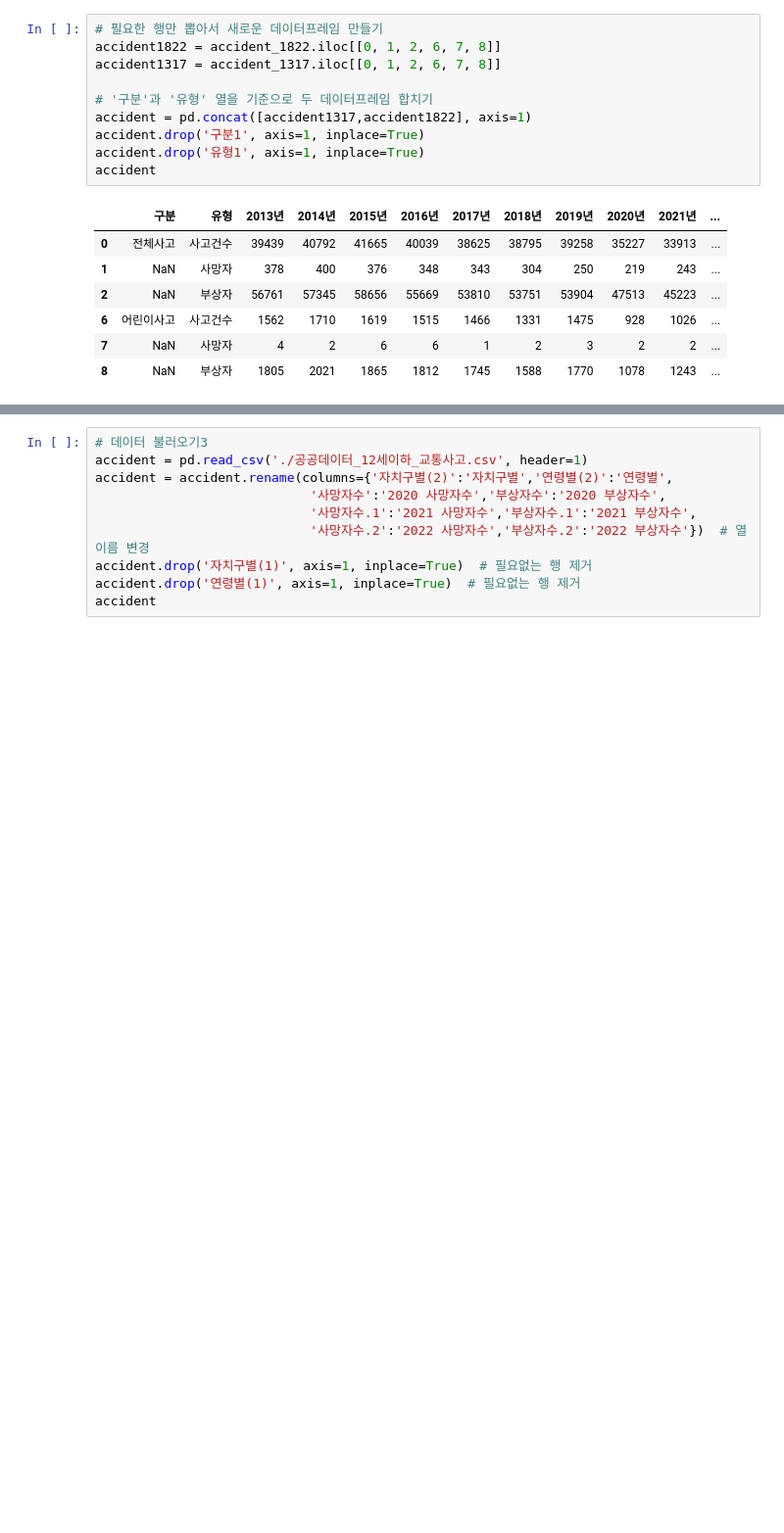
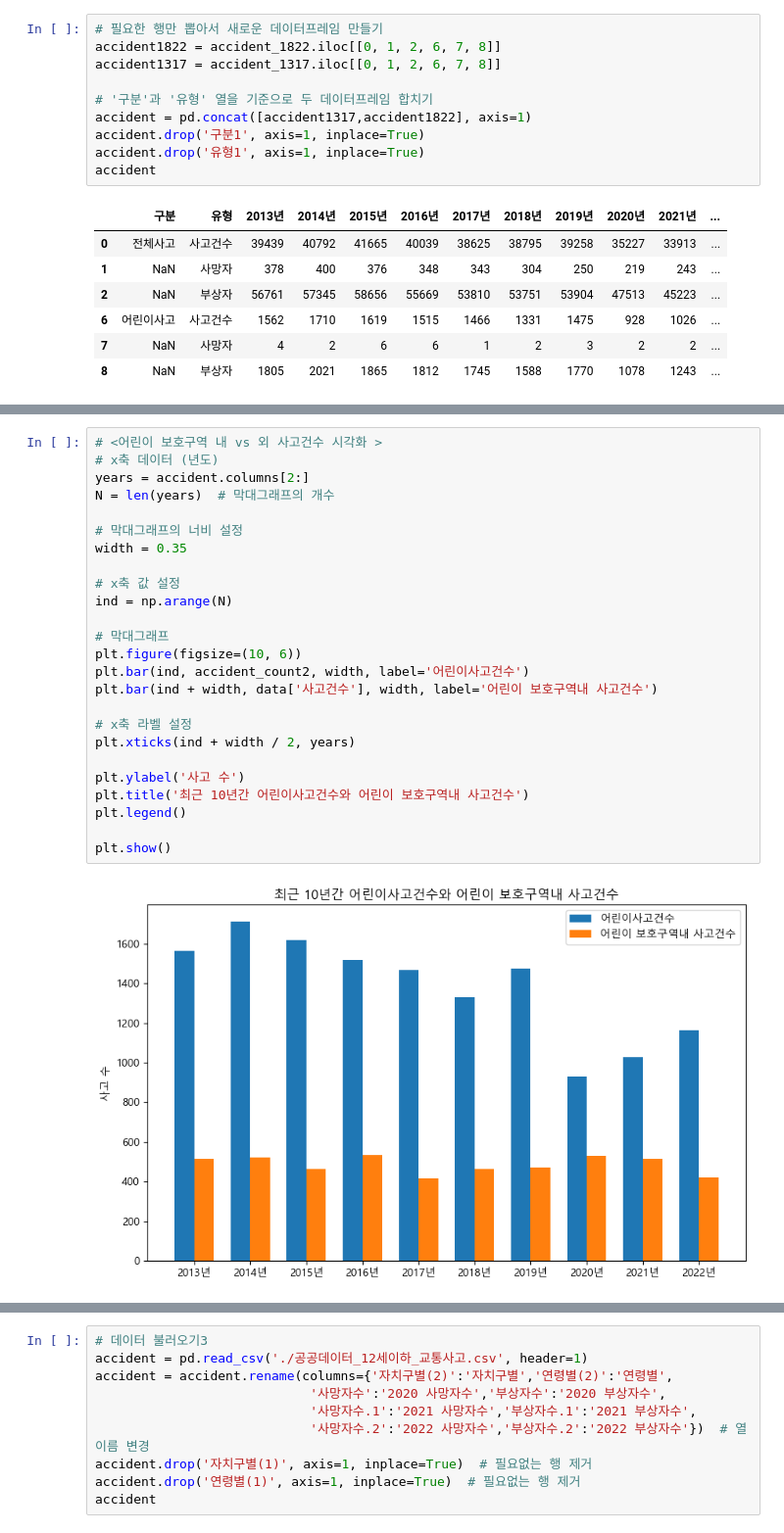
Before and after one commit to yeeunlim/mini_project, a Jupyter notebook: non_protected.ipynb, the cells around one changed output, grey strips where cells are left out. Shown at 98% size. Cells and saved outputs as stored; diff of their text form; blank space fills up the shorter version.

```diff
--- a/non_protected.ipynb
+++ b/non_protected.ipynb
@@ -101,0 +149,27 @@ plt.show()
+# %%
+# <어린이 보호구역 내 vs 외 사고건수 시각화 >
+# x축 데이터 (년도)
+years = accident.columns[2:]
+N = len(years)  # 막대그래프의 개수
+
+# 막대그래프의 너비 설정
+width = 0.35
+
+# x축 값 설정
+ind = np.arange(N)
+
+# 막대그래프
+plt.figure(figsize=(10, 6))
+plt.bar(ind, accident_count2, width, label='어린이사고건수')
+plt.bar(ind + width, data['사고건수'], width, label='어린이 보호구역내 사고건수')
+
+# x축 라벨 설정
+plt.xticks(ind + width / 2, years)
+
+plt.ylabel('사고 수')
+plt.title('최근 10년간 어린이사고건수와 어린이 보호구역내 사고건수')
+plt.legend()
+
+plt.show()
+# %% [output]
+[figure, added]
```
Also changed, not shown: parts of 10 cells of this notebook.
